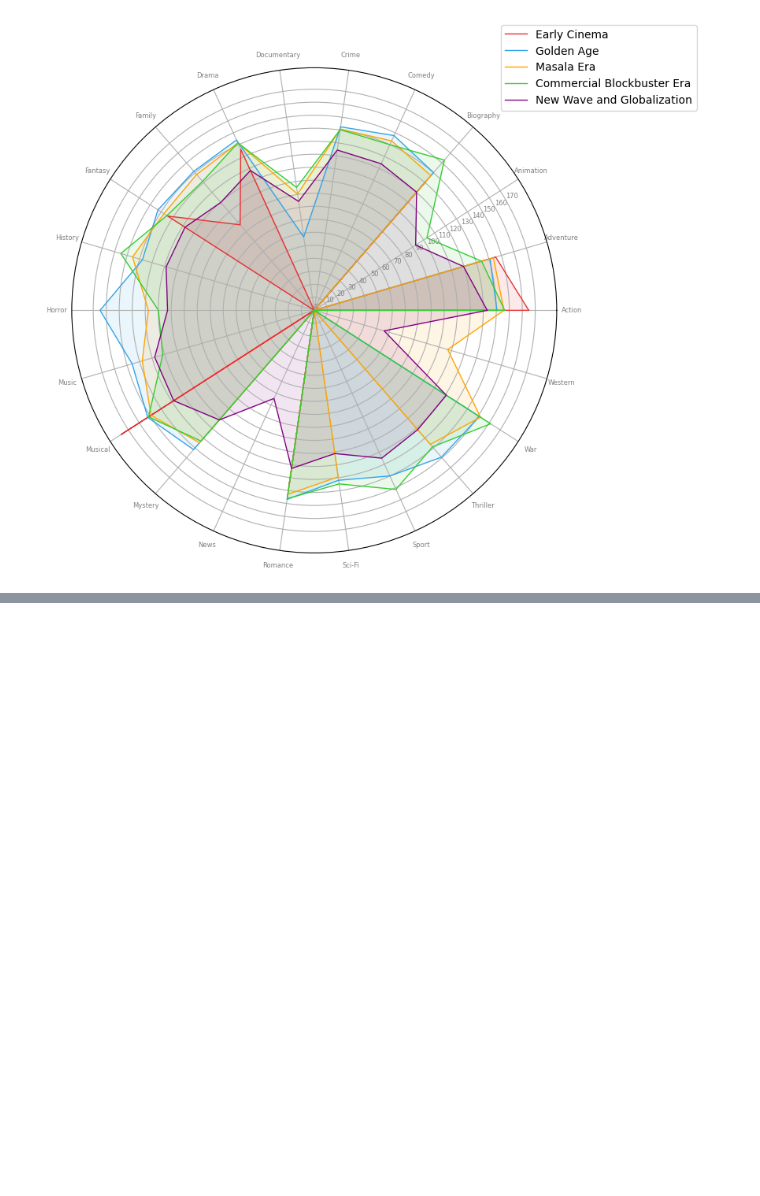
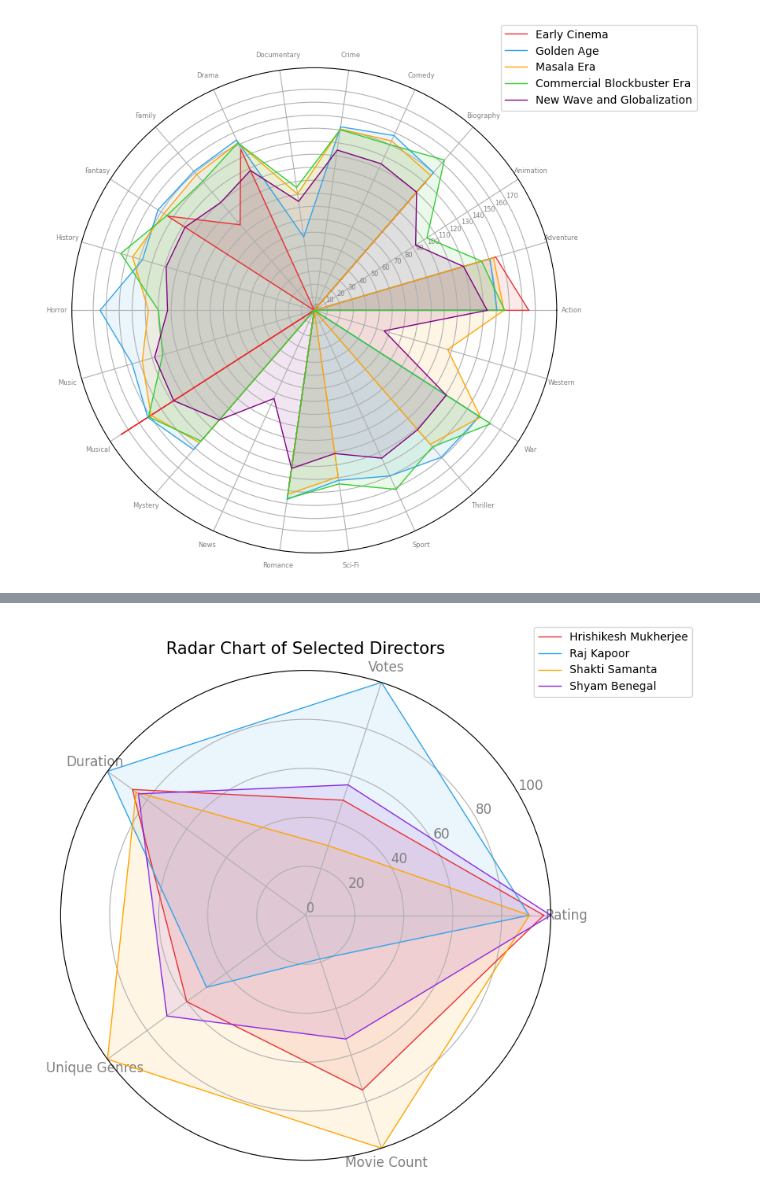
Before and after one commit to Pornwalaifoxall/python_dataviz2024, a Jupyter notebook: Visualize_Data_Comparison_2024.ipynb, the cells around one changed output, grey strips where cells are left out. Drawn from its saved outputs; the diff is of its cells as text; code cells hidden in the pictures; blank space fills up the shorter version.

Commit message:
HW 9 again

```diff
--- a/Visualize_Data_Comparison_2024.ipynb
+++ b/Visualize_Data_Comparison_2024.ipynb
@@ -779,0 +837,3 @@ plt.show()
+# %%
+Movie_india = Movie_india.dropna(subset=['Rating','Votes','Duration'])
+Movie_india
@@ -779,0 +959,91 @@ plt.show()
+# %%
+# Function to split genres and create new rows
+def split_genres(row):
+  if isinstance(row['Genre'], list):
+    new_rows = []
+    for i in range(len(row['Genre'])):
+      new_row = row.copy()
+      new_row['Genre'] = row['Genre'][i]
+      new_rows.append(new_row)
+    return new_rows
+  else:
+    return [row]
+
+# Apply the function to split genres and create new rows
+new_md = pd.concat([pd.DataFrame(split_genres(row)) for _, row in Movie_india.iterrows()], ignore_index=True)
+# %%
+import math
+import pandas as pd
+import matplotlib.pyplot as plt
+import numpy as np
+
+
+# 1. Group data by director
+director_stats = new_md.groupby('Director').agg({
+    'Rating': 'mean',
+    'Votes': 'mean',
+    'Duration': 'mean',
+    'Genre': 'nunique',  # Number of unique genres
+    'Name': 'nunique'      # Number of movies
+}).reset_index()
+
+
+# Convert the relevant columns to numeric to ensure they can be used for calculations
+director_stats['Rating'] = pd.to_numeric(director_stats['Rating'], errors='coerce')
+director_stats['Votes'] = pd.to_numeric(director_stats['Votes'], errors='coerce')
+director_stats['Duration'] = pd.to_numeric(director_stats['Duration'], errors='coerce')
+
+
+# 2. Filter data for selected directors (including Raj Kapoor)
+selected_directors = ['Hrishikesh Mukherjee', 'Shakti Samanta', 'Shyam Benegal', 'Raj Kapoor']
+director_stats = director_stats[director_stats['Director'].isin(selected_directors)]
+
+
+# 3. Prepare data for radar chart
+categories = ['Rating', 'Votes', 'Duration', 'Unique Genres', 'Movie Count']
+values = []
+
+
+for _, row in director_stats.iterrows():
+    values.append([
+        row['Rating'],
+        row['Votes'],
+        row['Duration'],
+        row['Genre'],
+        row['Name']
+    ])
+
+
+# 4. Normalize values to 100
+max_values = np.max(values, axis=0)  # Get max value for each category
+normalized_values = (values / max_values) * 100  # Normalize each value to 100
+
+
+# 5. Create Radar Chart
+angles = [n / float(len(categories)) * 2 * math.pi for n in range(len(categories))]
+angles += angles[:1]  # Close the circle
+
+
+fig, ax = plt.subplots(nrows=1, ncols=1, figsize=(8, 8), subplot_kw=dict(polar=True))
+
+
+plt.xticks(angles[:-1], categories, color='grey', size=12)
+plt.yticks(np.arange(0, 110, 20), [str(i) for i in range(0, 110, 20)], color='grey', size=12)
+plt.ylim(0, 100)
+ax.set_rlabel_position(30)
+
+
+colors = ['#ea3033', '#33a3ea', '#ffa500', '#8a2be2']  # Customize colors
+
+
+for i, row in enumerate(director_stats.iterrows()):
+    values_to_plot = np.append(normalized_values[i], normalized_values[i][0])  # Close the plot by appending the first value again
+    ax.plot(angles, values_to_plot, linewidth=1, linestyle='solid', label=row[1]['Director'], color=colors[i])
+    ax.fill(angles, values_to_plot, colors[i], alpha=0.1)
+
+
+plt.legend(loc='upper right', bbox_to_anchor=(1.3, 1.1))
+plt.title("Radar Chart of Selected Directors", size=15)
+plt.show()
+# %% [output]
+[figure, added]
```
Also changed, not shown: parts of 8 cells of this notebook.
